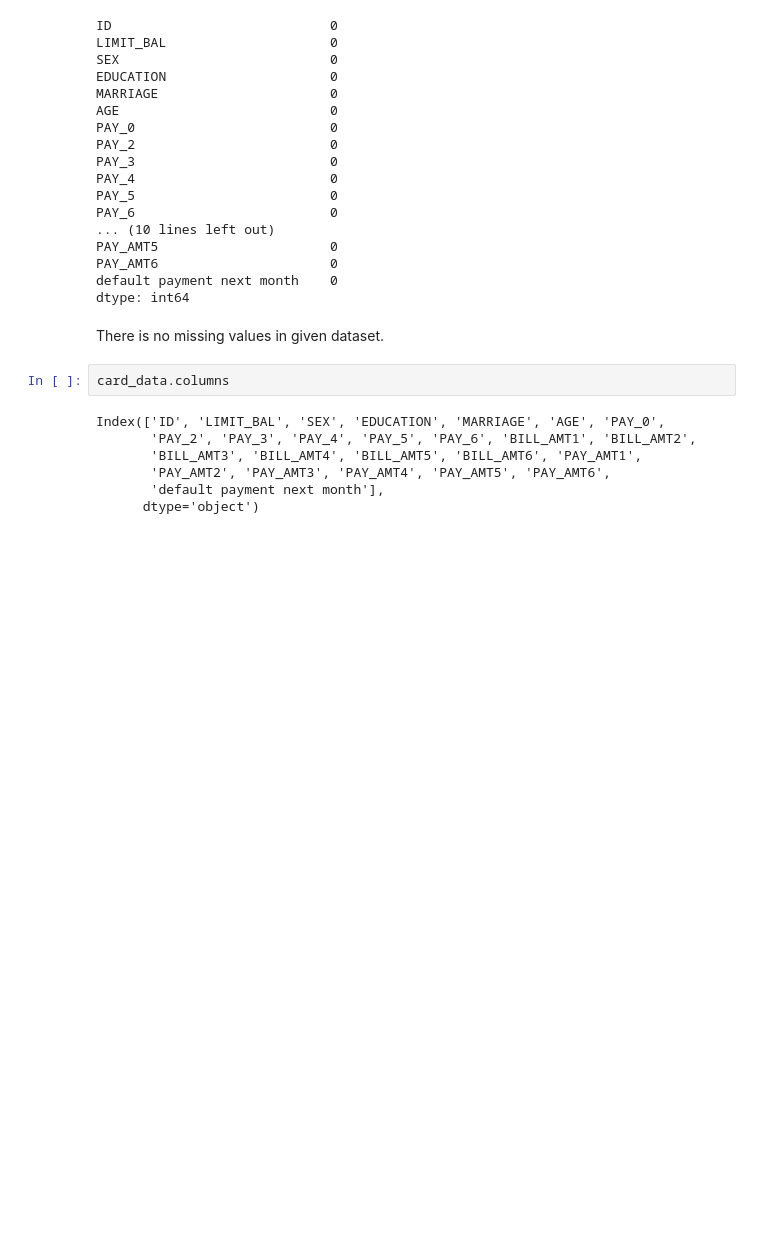
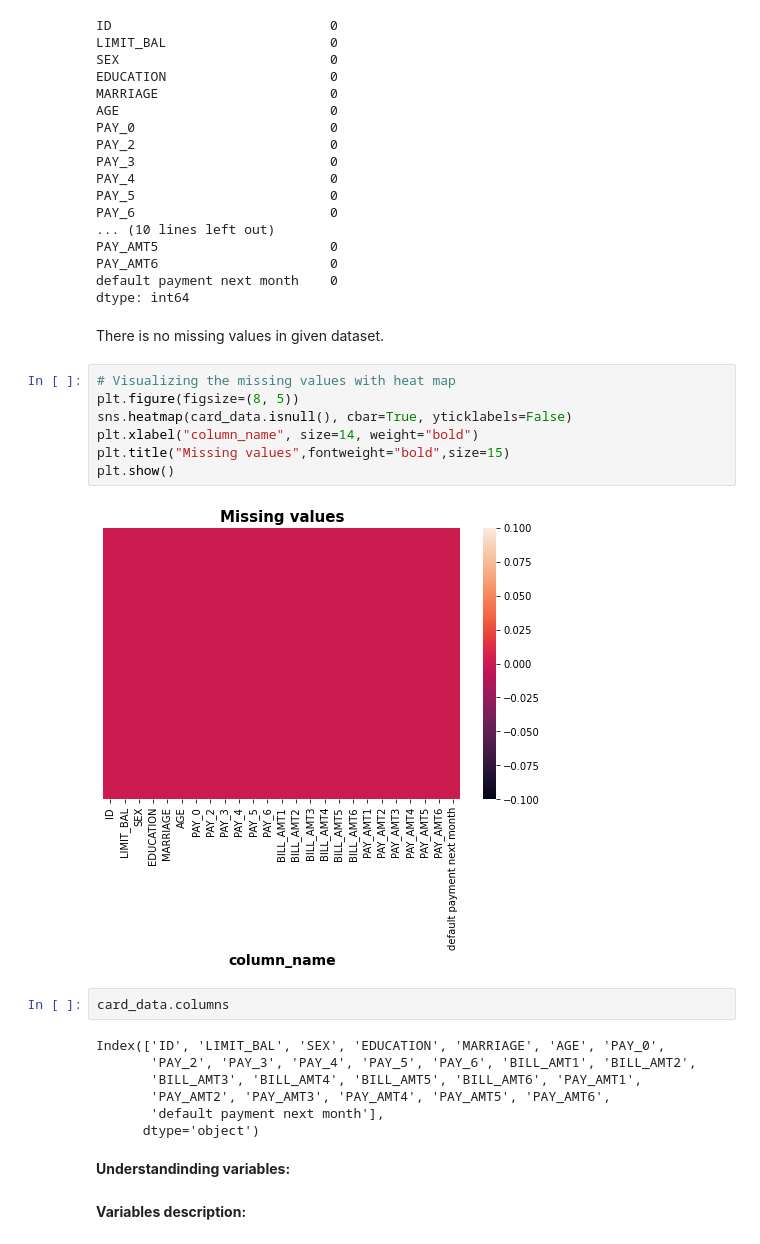
Before and after one commit to m123m12/credit-card-default-prediction, a Jupyter notebook: credit_card_default_prediction.ipynb, the cells around one changed output. Drawn from its saved outputs; the diff is of its cells as text; blank space fills up the shorter version.

```diff
--- a/credit_card_default_prediction.ipynb
+++ b/credit_card_default_prediction.ipynb
@@ -149,6 +149,15 @@ default payment next month    0
 dtype: int64
 # %% [markdown]
 There is no missing values in given dataset.
+# %%
+# Visualizing the missing values with heat map
+plt.figure(figsize=(8, 5))
+sns.heatmap(card_data.isnull(), cbar=True, yticklabels=False)
+plt.xlabel("column_name", size=14, weight="bold")
+plt.title("Missing values",fontweight="bold",size=15)
+plt.show()
+# %% [output]
+[figure, added]
 # %%
 card_data.columns
 # %% [output]
@@ -158,3 +167,7 @@ Index(['ID', 'LIMIT_BAL', 'SEX', 'EDUCATION', 'MARRIAGE', 'AGE', 'PAY_0',
        'PAY_AMT2', 'PAY_AMT3', 'PAY_AMT4', 'PAY_AMT5', 'PAY_AMT6',
        'default payment next month'],
       dtype='object')
+# %% [markdown]
+**Understandinding variables:**
+# %% [markdown]
+**Variables description:**
```
Also changed, not shown: parts of 12 cells of this notebook.
